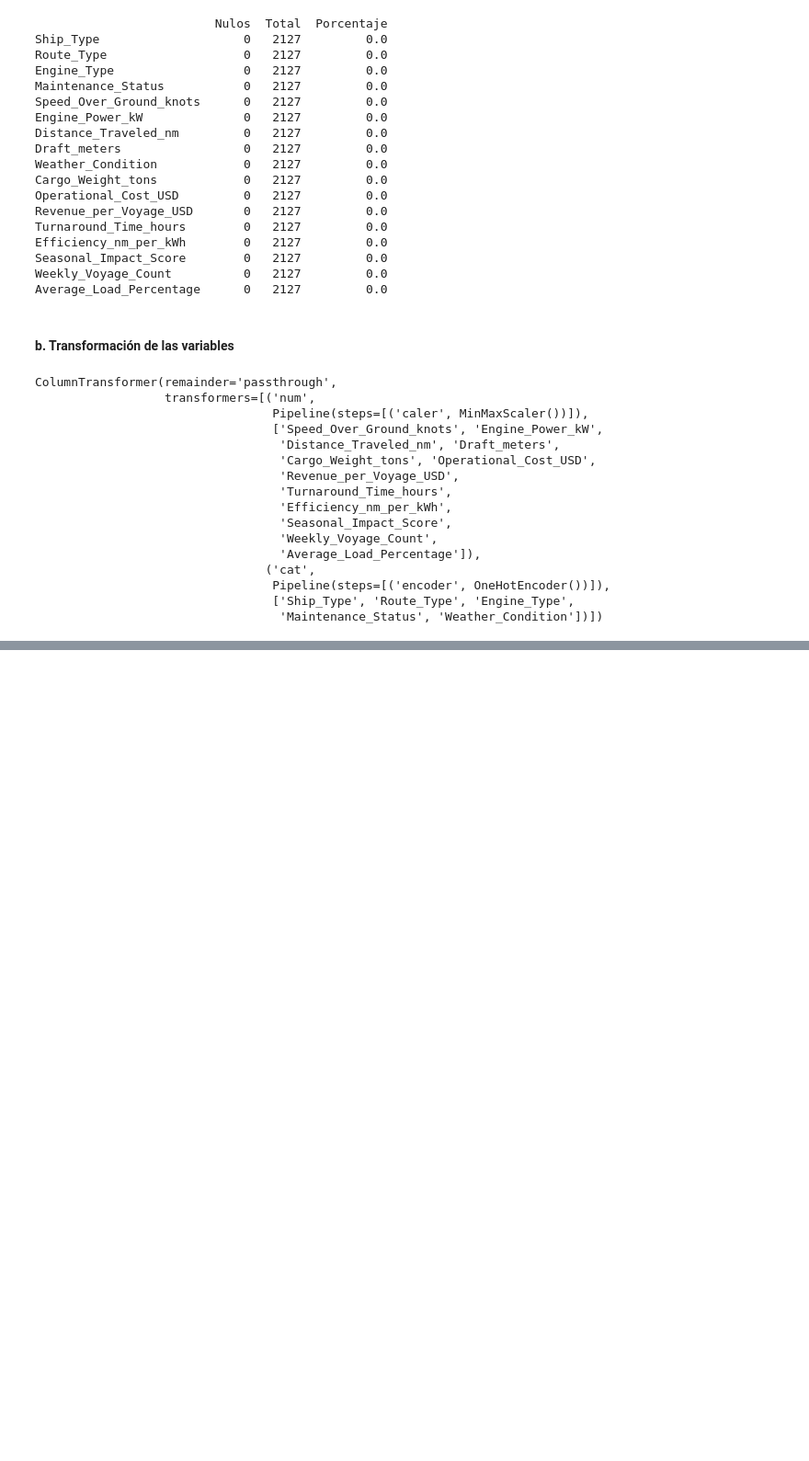
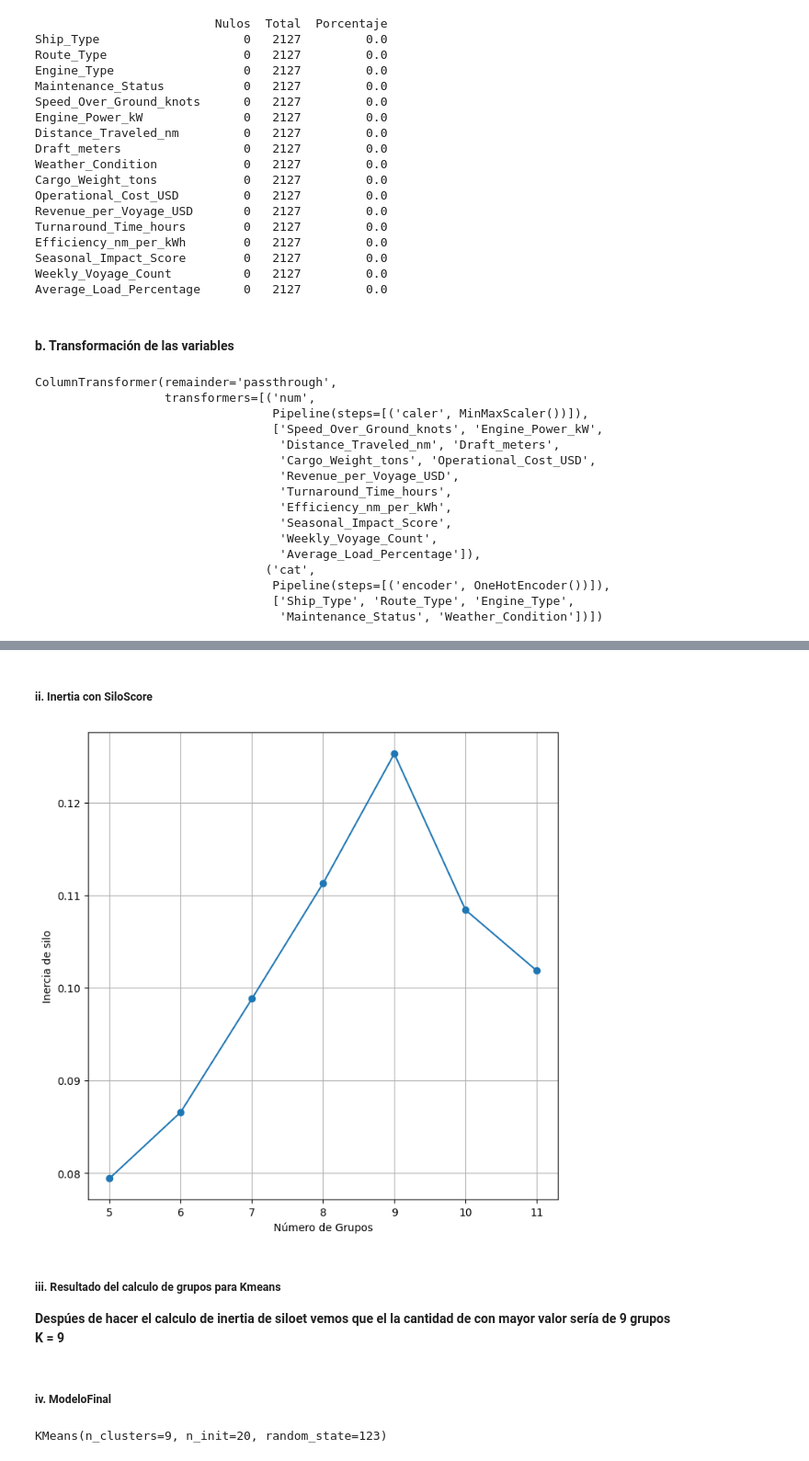
Before and after one commit to PeterWYC1/GroupingProblem, a Jupyter notebook: caso3.ipynb, the cells around one changed output, grey strips where cells are left out. Shown: that part at 92% size. Saved outputs shown, nothing was run; the diff lists cells and outputs as text; code cells hidden in the pictures; blank space fills up the shorter version.

```diff
--- a/caso3.ipynb
+++ b/caso3.ipynb
@@ -281,0 +317,37 @@ memory usage: 482.0 KB
+# %% [markdown]
+##### ii. Inertia con SiloScore
+# %%
+rangeKDefinido = range(5, 12) #Visualmente se ve que el mejor número de grupos es entre 5 y 12 acá se identifica el codo de la grafica
+silScore = []
+for n_clusters in rangeKDefinido:
+
+    kmeansModel = KMeans(n_clusters=n_clusters,
+                    n_init=20,
+                    random_state = 123)
+    kmeansModel.fit(data_pro)
+    clusterLables = kmeansModel.fit_predict(data_pro)
+    silAvg = silhouette_score(data_pro, clusterLables)
+    silScore.append(silAvg)
+
+plt.figure(figsize=(8, 8))
+plt.plot(rangeKDefinido, silScore, marker='o')
+plt.xlabel('Número de Grupos')
+plt.ylabel('Inercia de silo')
+plt.grid()
+plt.show()
+# %% [output]
+[figure, added]
+# %% [markdown]
+##### iii. Resultado del calculo de grupos para Kmeans
+**Despúes de hacer el calculo de inertia de siloet vemos que el la cantidad de con mayor valor sería de 9 grupos
+<br>
+K = 9**
+# %% [markdown]
+##### iv. ModeloFinal
+# %%
+kmeansFinal = KMeans(n_clusters=9,
+                    n_init=20,
+                    random_state = 123)
+kmeansFinal.fit(data_pro)
+# %% [output]
+KMeans(n_clusters=9, n_init=20, random_state=123)
```
Also changed, not shown: parts of 21 cells of this notebook.
